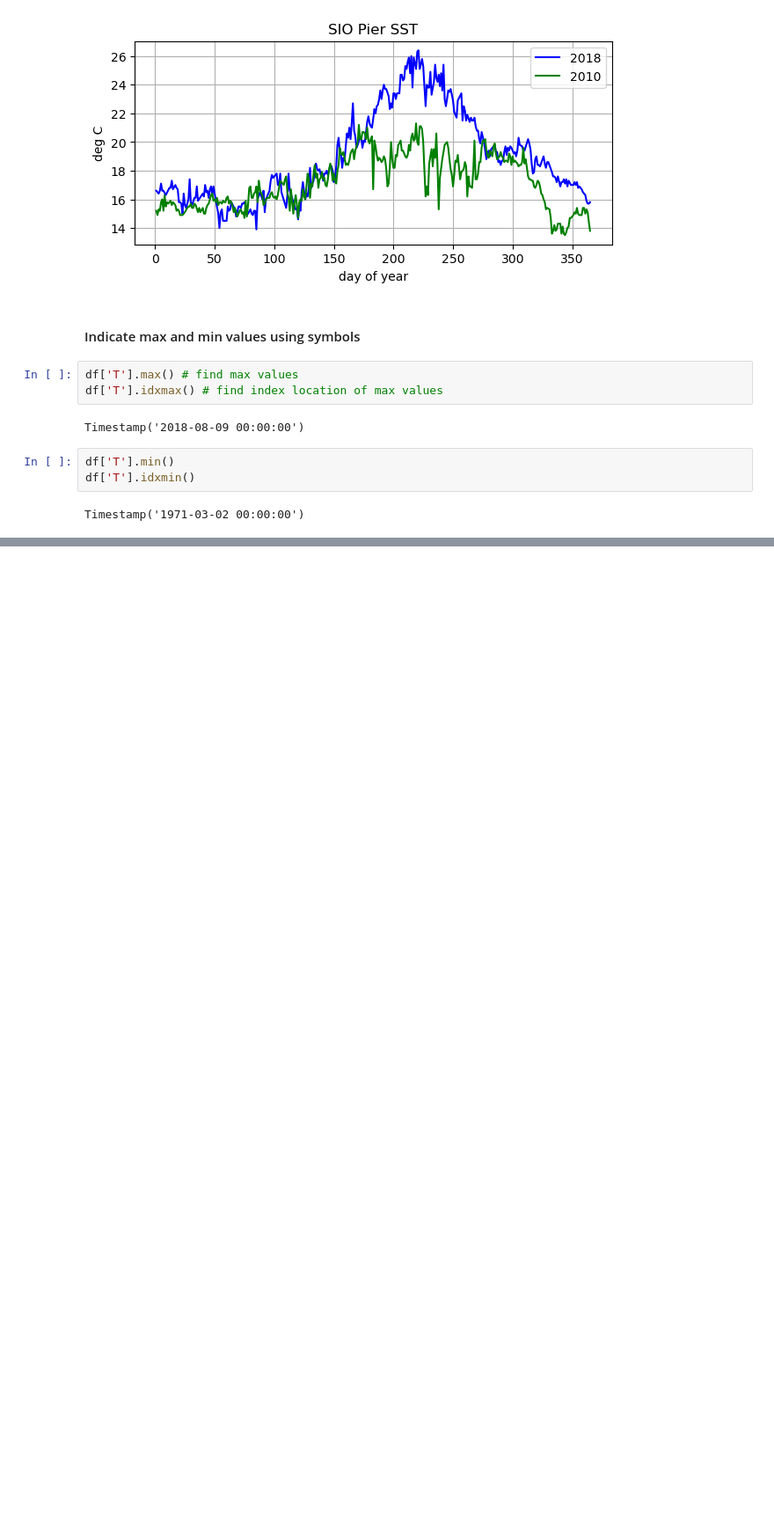
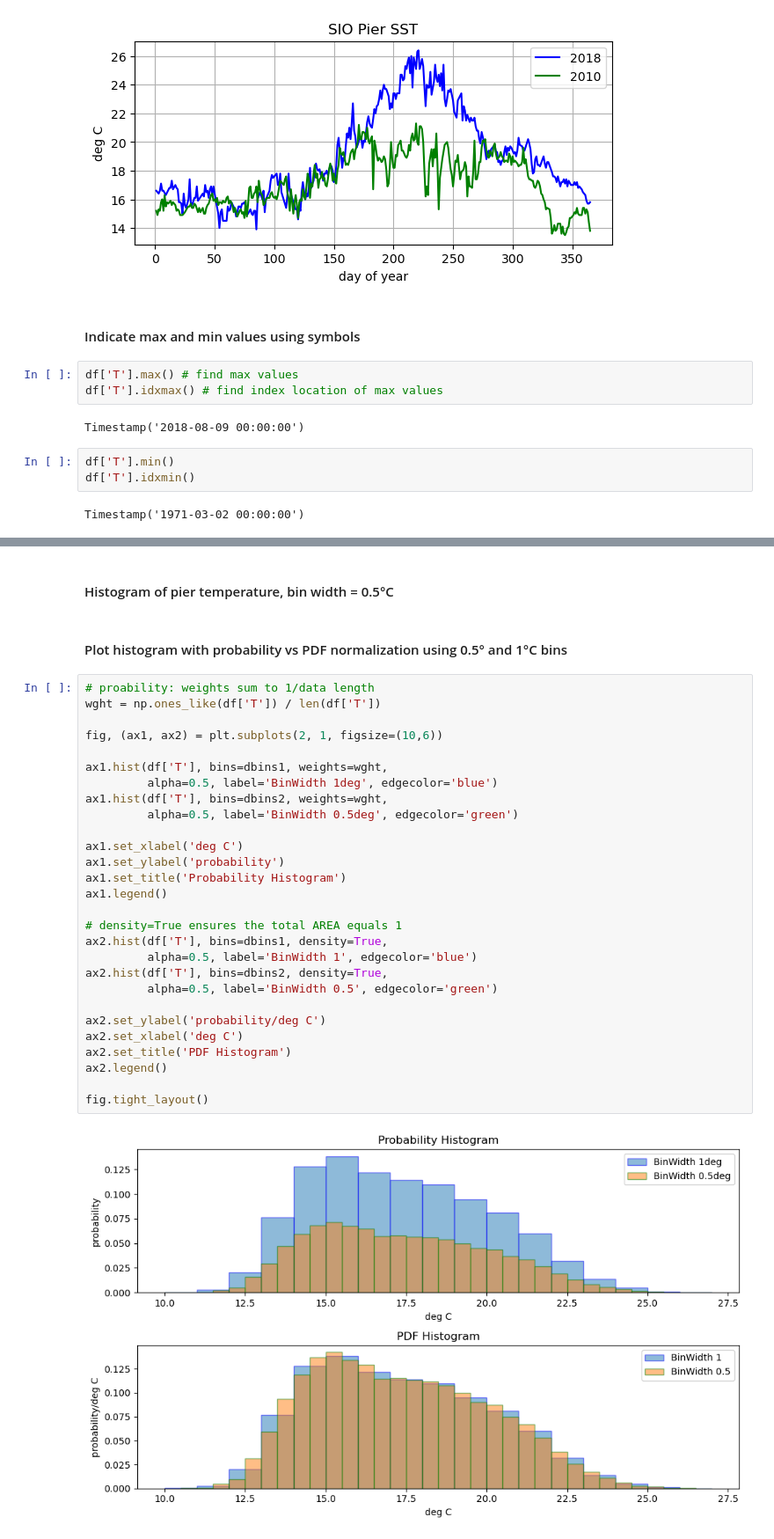
Before and after one commit to isidora-rojas/SIO175_DataAnalysis, a Jupyter notebook: Module_1/Demo1.ipynb, the cells around one changed output, grey strips where cells are left out. Shown at 88% size. Saved outputs shown, nothing was run; the diff lists cells and outputs as text; blank space fills up the shorter version.

```diff
--- a/Module_1/Demo1.ipynb
+++ b/Module_1/Demo1.ipynb
@@ -357,0 +403,34 @@ plt.tight_layout()
+# %% [markdown]
+#### Histogram of pier temperature, bin width = 0.5°C
+# %% [markdown]
+#### Plot histogram with probability vs PDF normalization using 0.5° and 1°C bins
+# %%
+# proability: weights sum to 1/data length
+wght = np.ones_like(df['T']) / len(df['T'])
+
+fig, (ax1, ax2) = plt.subplots(2, 1, figsize=(10,6))
+
+ax1.hist(df['T'], bins=dbins1, weights=wght,
+         alpha=0.5, label='BinWidth 1deg', edgecolor='blue')
+ax1.hist(df['T'], bins=dbins2, weights=wght,
+         alpha=0.5, label='BinWidth 0.5deg', edgecolor='green')
+
+ax1.set_xlabel('deg C')
+ax1.set_ylabel('probability')
+ax1.set_title('Probability Histogram')
+ax1.legend()
+
+# density=True ensures the total AREA equals 1
+ax2.hist(df['T'], bins=dbins1, density=True,
+         alpha=0.5, label='BinWidth 1', edgecolor='blue')
+ax2.hist(df['T'], bins=dbins2, density=True,
+         alpha=0.5, label='BinWidth 0.5', edgecolor='green')
+
+ax2.set_ylabel('probability/deg C')
+ax2.set_xlabel('deg C')
+ax2.set_title('PDF Histogram')
+ax2.legend()
+
+fig.tight_layout()
+# %% [output]
+[figure, added]
```
Also changed, not shown: parts of 12 cells of this notebook, 1 other file.
